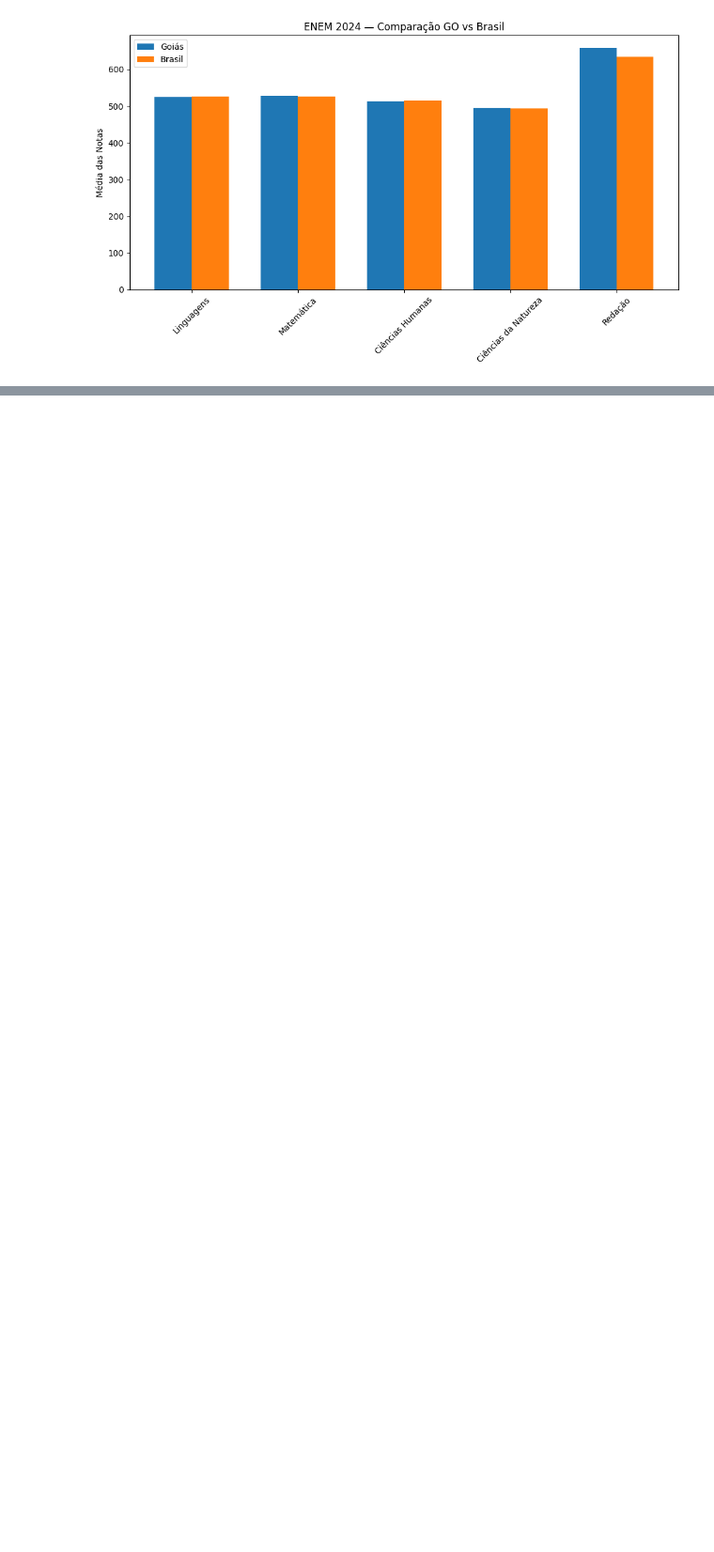
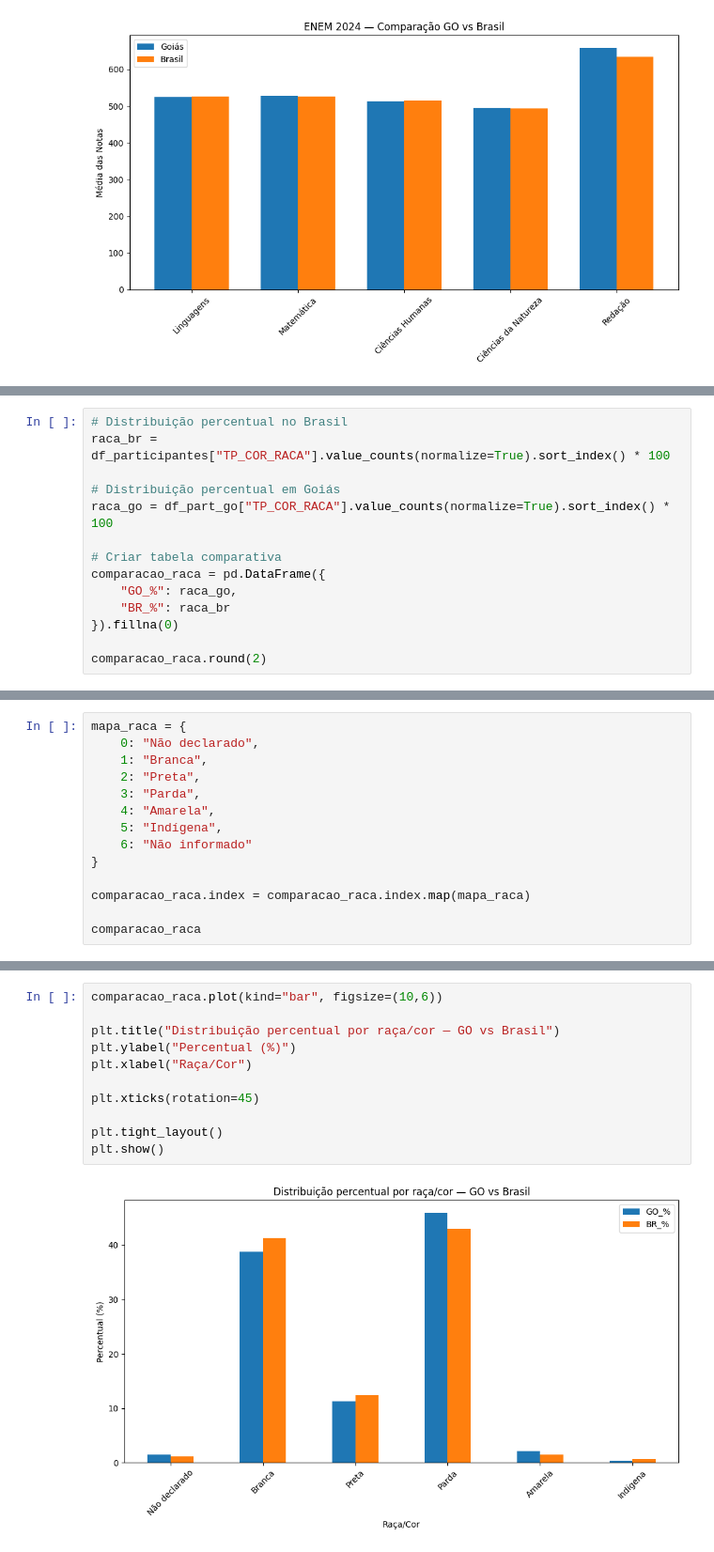
Before and after one commit to Lanzitow/enem-goias-data-analysis, a Jupyter notebook: notebooks/enem_goias_analise.ipynb, the cells around one changed output, grey strips where cells are left out. Shown at 94% size. Drawn from its saved outputs; the diff is of its cells as text; blank space fills up the shorter version.

```diff
--- a/notebooks/enem_goias_analise.ipynb
+++ b/notebooks/enem_goias_analise.ipynb
@@ -301,0 +374,14 @@ plt.show()
+# %%
+# Distribuição percentual no Brasil
+raca_br = df_participantes["TP_COR_RACA"].value_counts(normalize=True).sort_index() * 100
+
+# Distribuição percentual em Goiás
+raca_go = df_part_go["TP_COR_RACA"].value_counts(normalize=True).sort_index() * 100
+
+# Criar tabela comparativa
+comparacao_raca = pd.DataFrame({
+    "GO_%": raca_go,
+    "BR_%": raca_br
+}).fillna(0)
+
+comparacao_raca.round(2)
@@ -301,0 +397,14 @@ plt.show()
+# %%
+mapa_raca = {
+    0: "Não declarado",
+    1: "Branca",
+    2: "Preta",
+    3: "Parda",
+    4: "Amarela",
+    5: "Indígena",
+    6: "Não informado"
+}
+
+comparacao_raca.index = comparacao_raca.index.map(mapa_raca)
+
+comparacao_raca
@@ -301,0 +420,13 @@ plt.show()
+# %%
+comparacao_raca.plot(kind="bar", figsize=(10,6))
+
+plt.title("Distribuição percentual por raça/cor — GO vs Brasil")
+plt.ylabel("Percentual (%)")
+plt.xlabel("Raça/Cor")
+
+plt.xticks(rotation=45)
+
+plt.tight_layout()
+plt.show()
+# %% [output]
+[figure, added]
```
Also changed, not shown: parts of 24 cells of this notebook.
